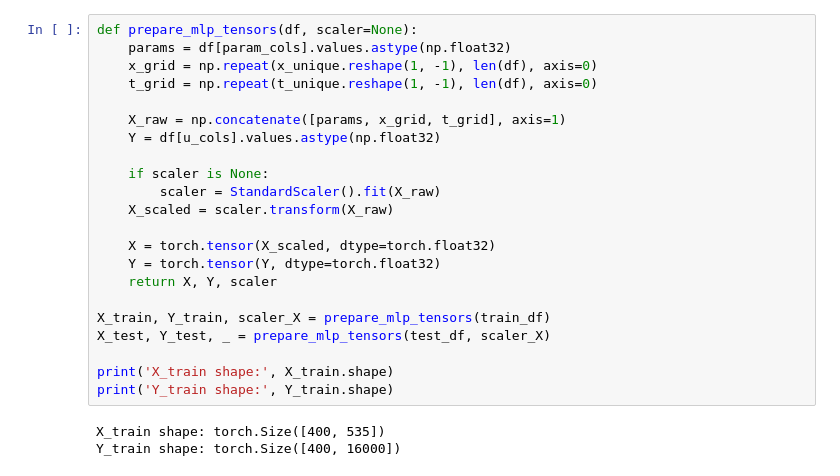
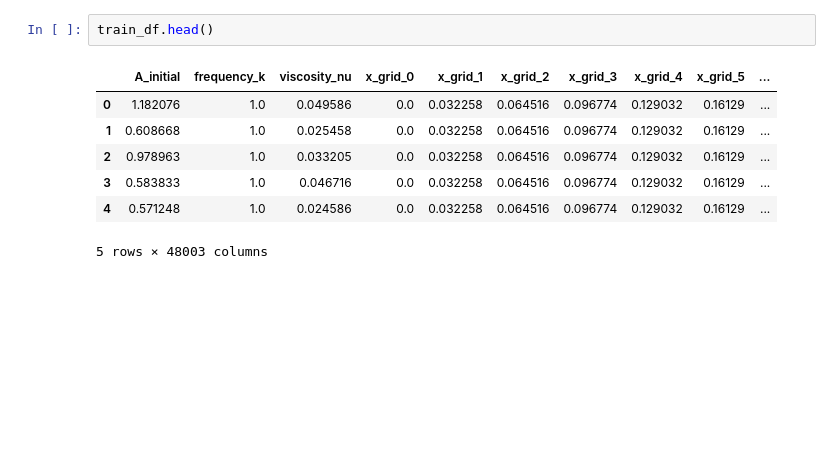
Before and after one commit to AntekBall/Approximating-Differential-Equation-Solution-Operators-with-Neural-Operators, a Jupyter notebook: Models/MLP_Burgers.ipynb, the cells around one changed output. Drawn from its saved outputs; the diff is of its cells as text; blank space fills up the shorter version.

```diff
--- a/Models/MLP_Burgers.ipynb
+++ b/Models/MLP_Burgers.ipynb
@@ -37,25 +21,10 @@ output dim: 16000
-# %%
-def prepare_mlp_tensors(df, scaler=None):
-    params = df[param_cols].values.astype(np.float32)
-    x_grid = np.repeat(x_unique.reshape(1, -1), len(df), axis=0)
-    t_grid = np.repeat(t_unique.reshape(1, -1), len(df), axis=0)
-
-    X_raw = np.concatenate([params, x_grid, t_grid], axis=1)
-    Y = df[u_cols].values.astype(np.float32)
-
-    if scaler is None:
-        scaler = StandardScaler().fit(X_raw)
-    X_scaled = scaler.transform(X_raw)
-
-    X = torch.tensor(X_scaled, dtype=torch.float32)
-    Y = torch.tensor(Y, dtype=torch.float32)
-    return X, Y, scaler
-
-X_train, Y_train, scaler_X = prepare_mlp_tensors(train_df)
-X_test, Y_test, _ = prepare_mlp_tensors(test_df, scaler_X)
-
-print('X_train shape:', X_train.shape)
-print('Y_train shape:', Y_train.shape)
-# %% [output]
-X_train shape: torch.Size([400, 535])
-Y_train shape: torch.Size([400, 16000])
+# %%
+train_df.head()
+# %% [output]
+|  | A_initial | frequency_k | viscosity_nu | x_grid_0 | x_grid_1 | x_grid_2 | x_grid_3 | x_grid_4 | x_grid_5 | ... |
+| 0 | 1.182076 | 1.0 | 0.049586 | 0.0 | 0.032258 | 0.064516 | 0.096774 | 0.129032 | 0.16129 | ... |
+| 1 | 0.608668 | 1.0 | 0.025458 | 0.0 | 0.032258 | 0.064516 | 0.096774 | 0.129032 | 0.16129 | ... |
+| 2 | 0.978963 | 1.0 | 0.033205 | 0.0 | 0.032258 | 0.064516 | 0.096774 | 0.129032 | 0.16129 | ... |
+| 3 | 0.583833 | 1.0 | 0.046716 | 0.0 | 0.032258 | 0.064516 | 0.096774 | 0.129032 | 0.16129 | ... |
+| 4 | 0.571248 | 1.0 | 0.024586 | 0.0 | 0.032258 | 0.064516 | 0.096774 | 0.129032 | 0.16129 | ... |
+5 rows × 48003 columns
```
Also changed, not shown: parts of 22 cells of this notebook, 16 other files.
